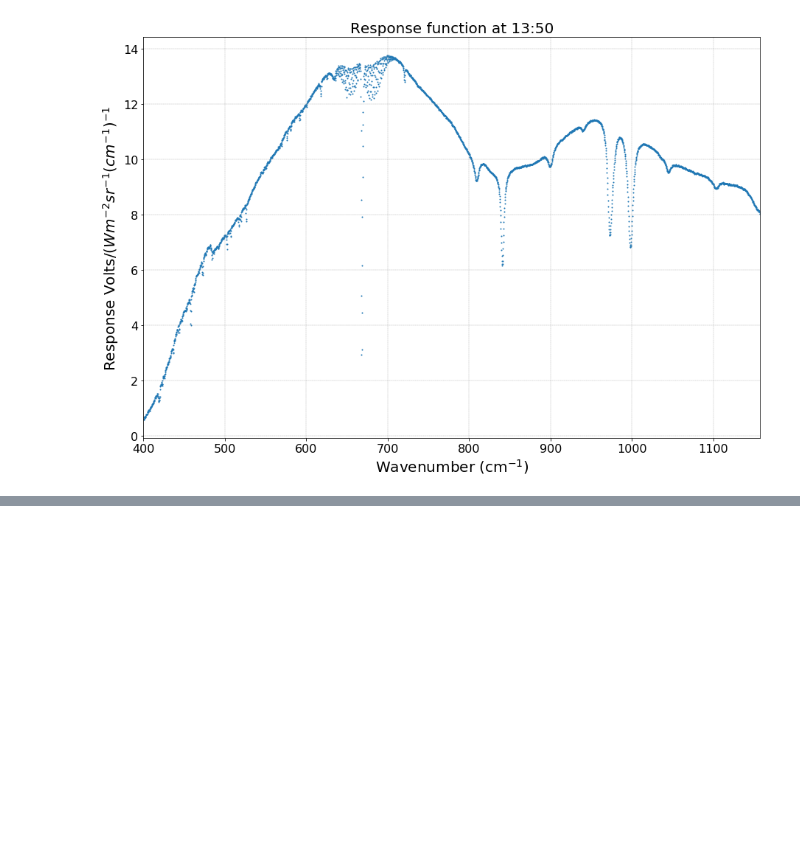
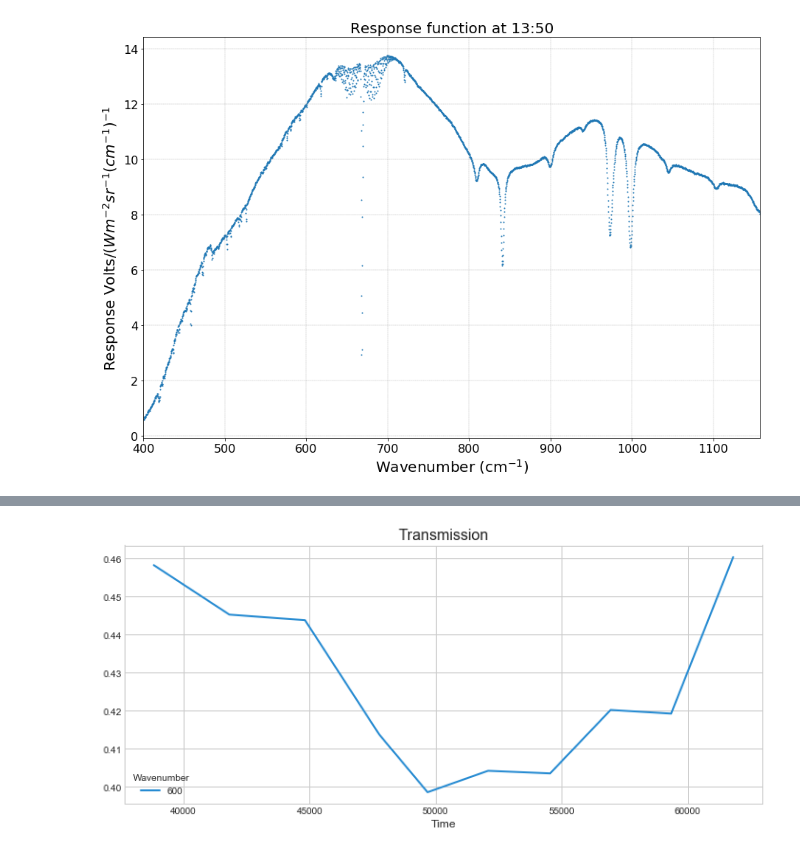
Before and after one commit to micolbedarida/MSci_Project, a Jupyter notebook: sandcode_rachel.ipynb, the cells around one changed output, grey strips where cells are left out. Cells and saved outputs as stored; diff of their text form; code cells hidden in the pictures; blank space fills up the shorter version.

```diff
--- a/sandcode_rachel.ipynb
+++ b/sandcode_rachel.ipynb
@@ -271,0 +319,88 @@ plt.grid(color='grey', linestyle='--', linewidth=.3)
+# %%
+# get tau from Laura's files - need to interpolate for time and wavenum
+
+file_path_tau = path_raw + "/Laura_simulations"
+
+trans_times = [38820, 41820, 44820, 47760, 49680, 52080, 54540, 56940, 59340, 61800] #times in secs from midnight corresponding to simulations for certain humidity and temperature
+trans_names = ['1165_5460', '1373_4792', '1660_3835', '1828_3684', '2239_2799', '2041_3211', '2103_3063', '2096_2922', '2046_3048', '1876_3051']
+
+
+def get_transmission(wavenumber, time):
+    """
+    input: wavenumber and time
+    output: atmospheric path transmission value given inputs
+    """
+    if time in trans_times:
+        transmission = np.loadtxt(file_path_tau + '/' + trans_names[trans_times.index(time)] + '.txt')
+        trans_wn = []
+        trans_val = []
+        for i in np.arange(transmission.shape[0]):
+            if transmission[i][1] > 0.01:
+                trans_wn.append(transmission[i][0])
+                trans_val.append(transmission[i][1])
+        f_trans = interpolate.interp1d(trans_wn, trans_val)
+        tau = f_trans(wavenumber)
+    else: #if time in between two transmission simulations, then interpolate between them
+        idx1 = (np.abs(np.array(trans_times)-time)).argmin()
+        if (np.abs(np.array(trans_times)-time)).min() > time:
+            idx2 = idx1-1
+        else:
+            idx2 = idx1+1
+
+        transmission1 = np.loadtxt(file_path_tau + '/' + trans_names[idx1] + '.txt')
+        transmission2 = np.loadtxt(file_path_tau + '/' + trans_names[idx2] + '.txt')
+
+        trans_wn1 = []
+        trans_val1 = []
+        for i in np.arange(transmission1.shape[0]):
+            if transmission1[i][1] > 0.01:
+                trans_wn1.append(transmission1[i][0])
+                trans_val1.append(transmission1[i][1])
+        trans_wn2 = []
+        trans_val2 = []
+        for i in np.arange(transmission2.shape[0]):
+            if transmission2[i][1] > 0.01:
+                trans_wn2.append(transmission2[i][0])
+                trans_val2.append(transmission2[i][1])
+
+        f_trans1 = interpolate.interp1d(trans_wn1, trans_val1)
+        f_trans2 = interpolate.interp1d(trans_wn2, trans_val2)
+        tau1 = f_trans1(wavenumber)
+        tau2 = f_trans2(wavenumber)
+
+        tau = tau1 + (time-trans_times[idx1])/(trans_times[idx2]-trans_times[idx1])*(tau2-tau1)
+
+    return tau
+
+
+times_to_plot = np.linspace(39000,61000,10)
+wns_to_plot = [600]
+
+plt.figure(figsize=(12,5))
+for wn in wns_to_plot:
+    trans = []
+    for time in trans_times:
+        t = get_transmission(wn, time)
+        trans.append(t)
+    plt.plot(trans_times, trans)
+plt.legend(wns_to_plot, title='Wavenumber')
+plt.title('Transmission')
+plt.xlabel('Time')
+plt.show()
+
+humidities = [54.6, 47.92, 38.35, 36.84, 27.99, 32.11, 30.63, 29.22, 30.48, 30.51]
+temperatures = [11.65, 13.73, 16.6, 18.28, 22.39, 20.41, 21.03, 20.96, 20.46, 18.76]
+
+plt.figure(figsize=(12,4))
+plt.plot(trans_times, humidities)
+plt.title('Humidity')
+plt.xlabel('Time')
+plt.show()
+
+plt.figure(figsize=(12,4))
+plt.plot(trans_times, temperatures)
+plt.title('Temperature')
+plt.xlabel('Time')
+plt.show()
+# %% [output]
+[figure, added]
```
Also changed, not shown: parts of 10 cells of this notebook.
